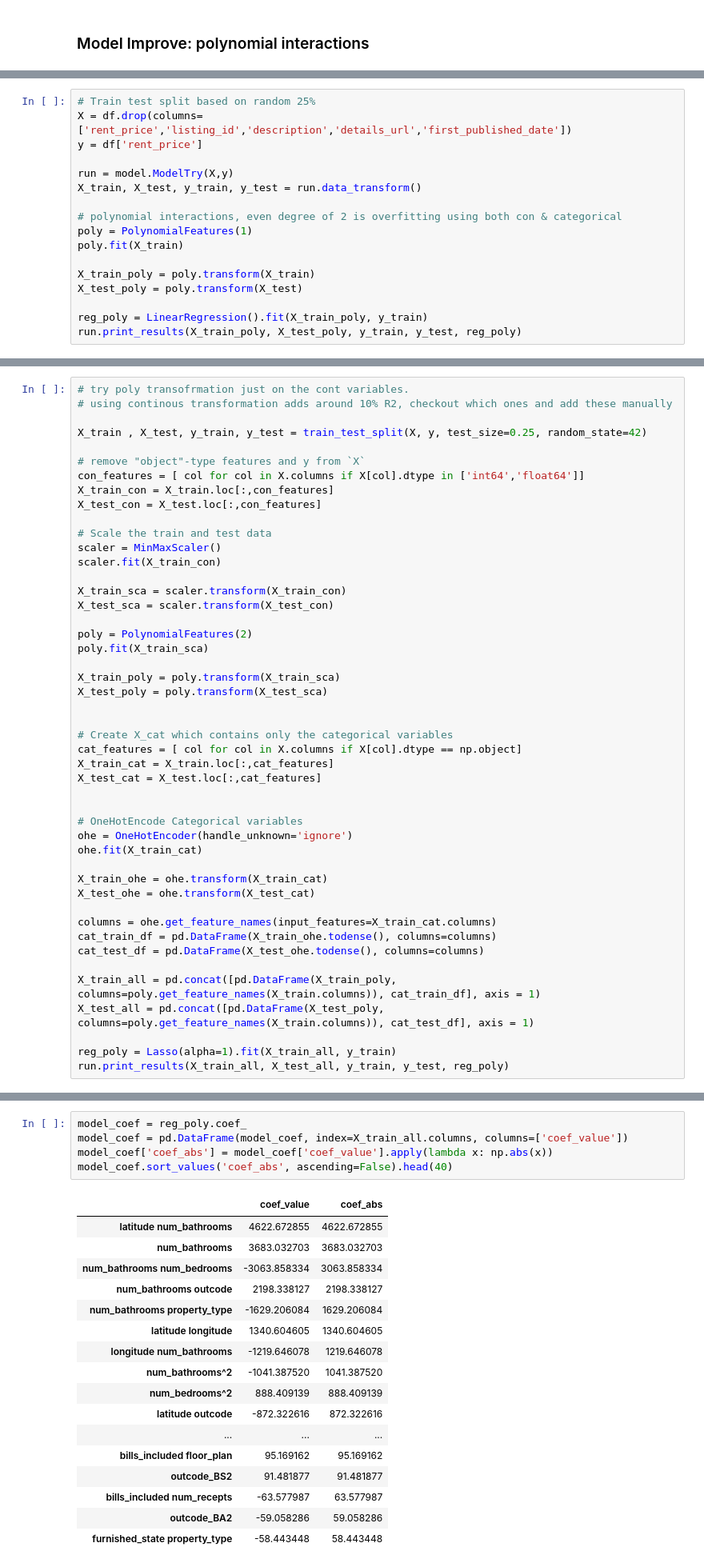
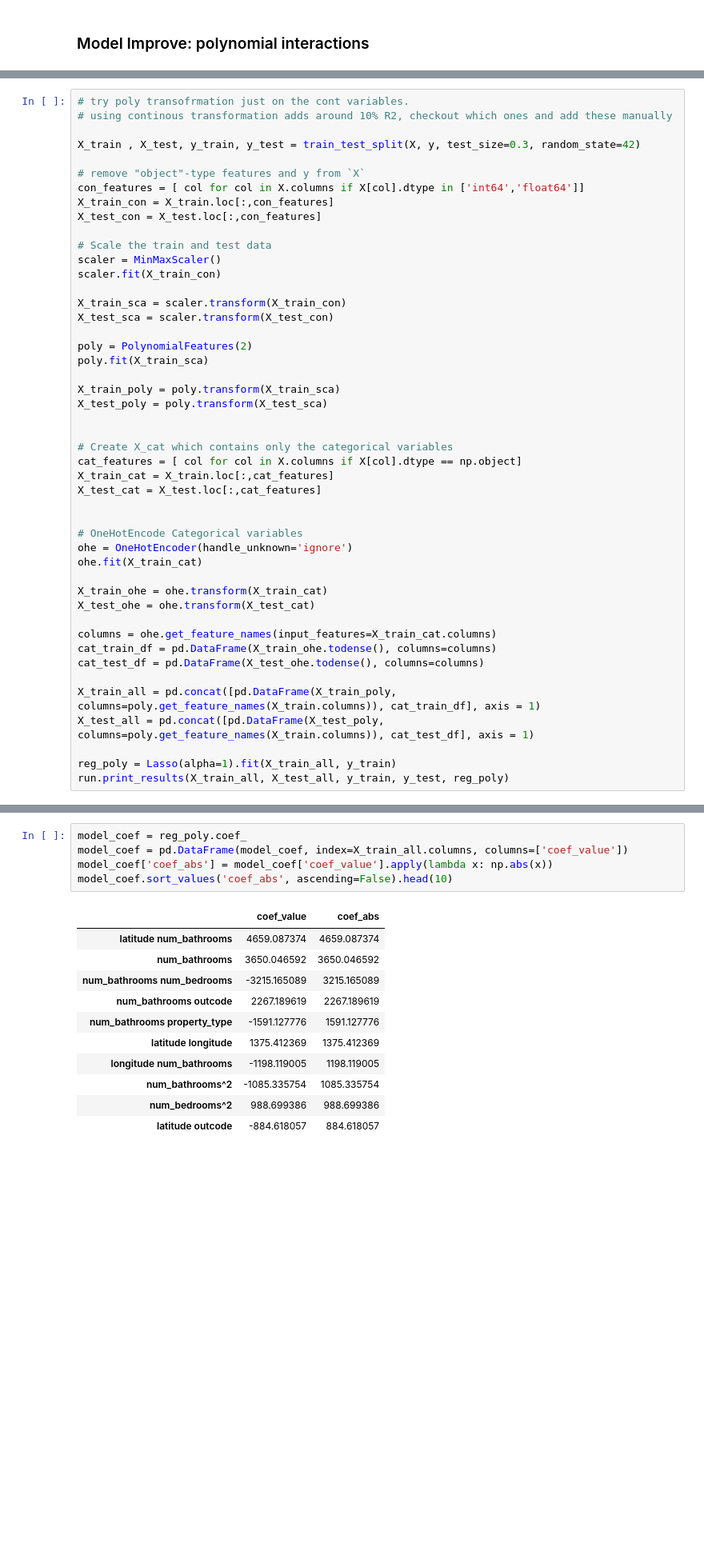
Before and after one commit to tinacliu/final_project, a Jupyter notebook: notebook.ipynb, the cells around one changed output, grey strips where cells are left out. Shown: that part at 80% size. Saved outputs shown, nothing was run; the diff lists cells and outputs as text; blank space fills up the shorter version.

```diff
--- a/notebook.ipynb
+++ b/notebook.ipynb
@@ -157,20 +152,3 @@ from sklearn.preprocessing import OneHotEncoder, PolynomialFeatures
 from sklearn.model_selection import train_test_split
 from sklearn.linear_model import LinearRegression, Lasso, Ridge
 from sklearn.metrics import mean_squared_error, mean_squared_log_error
-# %%
-# Train test split based on random 25%
-X = df.drop(columns=['rent_price','listing_id','description','details_url','first_published_date'])
-y = df['rent_price']
-
-run = model.ModelTry(X,y)
-X_train, X_test, y_train, y_test = run.data_transform()
-
-# polynomial interactions, even degree of 2 is overfitting using both con & categorical
-poly = PolynomialFeatures(1)
-poly.fit(X_train)
-
-X_train_poly = poly.transform(X_train)
-X_test_poly = poly.transform(X_test)
-
-reg_poly = LinearRegression().fit(X_train_poly, y_train)
-run.print_results(X_train_poly, X_test_poly, y_train, y_test, reg_poly)
@@ -183,7 +156,7 @@ Testing MSE (mil): 0.34421707386252914
 # try poly transofrmation just on the cont variables.
 # using continous transformation adds around 10% R2, checkout which ones and add these manually
 
-X_train , X_test, y_train, y_test = train_test_split(X, y, test_size=0.25, random_state=42)
+X_train , X_test, y_train, y_test = train_test_split(X, y, test_size=0.3, random_state=42)
 
 # remove "object"-type features and y from `X`
 con_features = [ col for col in X.columns if X[col].dtype in ['int64','float64']]
@@ -234,26 +207,20 @@ Testing MSE (mil): 0.23119327420015437
 # %%
 model_coef = reg_poly.coef_
 model_coef = pd.DataFrame(model_coef, index=X_train_all.columns, columns=['coef_value'])
 model_coef['coef_abs'] = model_coef['coef_value'].apply(lambda x: np.abs(x))
-model_coef.sort_values('coef_abs', ascending=False).head(40)
+model_coef.sort_values('coef_abs', ascending=False).head(10)
 # %% [output]
 |  | coef_value | coef_abs |
-| latitude num_bathrooms | 4622.672855 | 4622.672855 |
-| num_bathrooms | 3683.032703 | 3683.032703 |
-| num_bathrooms num_bedrooms | -3063.858334 | 3063.858334 |
-| num_bathrooms outcode | 2198.338127 | 2198.338127 |
-| num_bathrooms property_type | -1629.206084 | 1629.206084 |
-| latitude longitude | 1340.604605 | 1340.604605 |
-| longitude num_bathrooms | -1219.646078 | 1219.646078 |
-| num_bathrooms^2 | -1041.387520 | 1041.387520 |
-| num_bedrooms^2 | 888.409139 | 888.409139 |
-| latitude outcode | -872.322616 | 872.322616 |
-| ... | ... | ... |
-| bills_included floor_plan | 95.169162 | 95.169162 |
-| outcode_BS2 | 91.481877 | 91.481877 |
-| bills_included num_recepts | -63.577987 | 63.577987 |
-| outcode_BA2 | -59.058286 | 59.058286 |
-| furnished_state property_type | -58.443448 | 58.443448 |
+| latitude num_bathrooms | 4659.087374 | 4659.087374 |
+| num_bathrooms | 3650.046592 | 3650.046592 |
+| num_bathrooms num_bedrooms | -3215.165089 | 3215.165089 |
+| num_bathrooms outcode | 2267.189619 | 2267.189619 |
+| num_bathrooms property_type | -1591.127776 | 1591.127776 |
+| latitude longitude | 1375.412369 | 1375.412369 |
+| longitude num_bathrooms | -1198.119005 | 1198.119005 |
+| num_bathrooms^2 | -1085.335754 | 1085.335754 |
+| num_bedrooms^2 | 988.699386 | 988.699386 |
+| latitude outcode | -884.618057 | 884.618057 |
 # %%
 from yellowbrick.datasets import load_concrete
 from yellowbrick.regressor import ResidualsPlot, PredictionError
```
Also changed, not shown: parts of 8 cells of this notebook, 2 other files.
